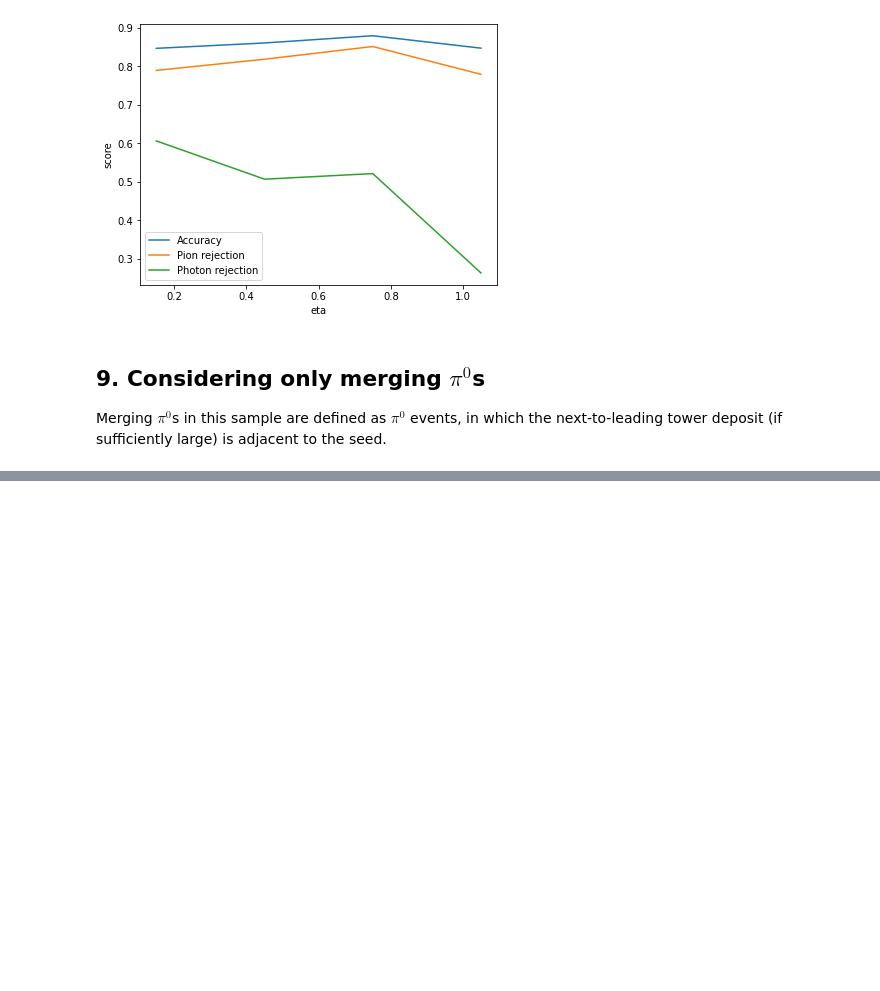
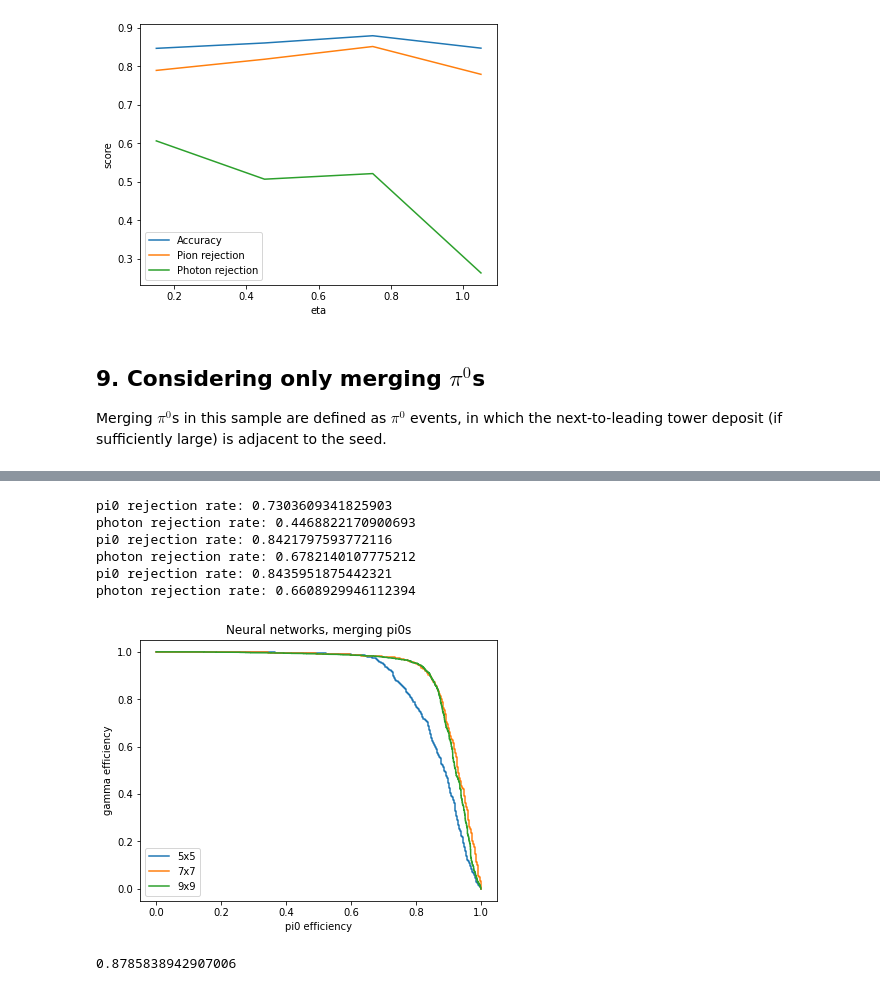
Before and after one commit to osuranyi/EMCal-clustering, a Jupyter notebook: EMCal_clustering.ipynb, the cells around one changed output, grey strips where cells are left out. Saved outputs shown, nothing was run; the diff lists cells and outputs as text; code cells hidden in the pictures; blank space fills up the shorter version.

```diff
--- a/EMCal_clustering.ipynb
+++ b/EMCal_clustering.ipynb
@@ -852,0 +851,7 @@ plt.ylabel("d_iphi");
+# %%
+X_train, X_test, y_train, y_test = train_test_split(clusters5x5_merging, pid_merging, test_size=0.33, random_state=42)
+
+clf6a.fit(X_train,y_train)
+print(clf6a.score(X_test,y_test))
+
+fpr5x5, tpr5x5, thresholds = metrics.roc_curve(y_test, clf6a.predict_proba(X_test)[:,1])
@@ -852,0 +865,7 @@ plt.ylabel("d_iphi");
+# %%
+X_train, X_test, y_train, y_test = train_test_split(clusters7x7_merging, pid_merging, test_size=0.33, random_state=42)
+
+clf6b.fit(X_train,y_train)
+print(clf6b.score(X_test,y_test))
+
+fpr7x7, tpr7x7, thresholds = metrics.roc_curve(y_test, clf6b.predict_proba(X_test)[:,1])
@@ -852,0 +874,7 @@ plt.ylabel("d_iphi");
+# %%
+X_train, X_test, y_train, y_test = train_test_split(clusters9x9_merging, pid_merging, test_size=0.33, random_state=42)
+
+clf6c.fit(X_train,y_train)
+print(clf6c.score(X_test,y_test))
+
+fpr9x9, tpr9x9, thresholds = metrics.roc_curve(y_test, clf6c.predict_proba(X_test)[:,1])
@@ -852,0 +888,34 @@ plt.ylabel("d_iphi");
+# %%
+plt.plot(1-fpr5x5,tpr5x5,label='5x5')
+print("pi0 rejection rate:",np.interp(0.9,tpr5x5,1-fpr5x5))
+print("photon rejection rate:",np.interp(0.1,fpr5x5,tpr5x5))
+
+plt.plot(1-fpr7x7,tpr7x7,label='7x7')
+print("pi0 rejection rate:",np.interp(0.9,tpr7x7,1-fpr7x7))
+print("photon rejection rate:",np.interp(0.1,fpr7x7,tpr7x7))
+
+plt.plot(1-fpr9x9,tpr9x9,label='9x9')
+print("pi0 rejection rate:",np.interp(0.9,tpr9x9,1-fpr9x9))
+print("photon rejection rate:",np.interp(0.1,fpr9x9,tpr9x9))
+
+plt.xlabel("pi0 efficiency")
+plt.ylabel("gamma efficiency")
+plt.title("Neural networks, merging pi0s")
+plt.legend();
+# %% [output]
+pi0 rejection rate: 0.7303609341825903
+photon rejection rate: 0.4468822170900693
+pi0 rejection rate: 0.8421797593772116
+photon rejection rate: 0.6782140107775212
+pi0 rejection rate: 0.8435951875442321
+photon rejection rate: 0.6608929946112394
+[figure, added]
+# %%
+eng_features = np.concatenate((clusters7x7_merging,R9_merging,swiss_cross_merging,sigma_ieta_ieta_merging,sigma_iphi_iphi_merging,s9nmax_merging,s25nmax_merging),axis=1)
+
+X_train, X_test, y_train, y_test = train_test_split(eng_features, pid_merging, test_size=0.33, random_state=42)
+
+clf5.fit(X_train,y_train)
+print(clf5.score(X_test,y_test))
+# %% [output]
+0.8785838942907006
```
Also changed, not shown: parts of 14 cells of this notebook, 1 other file.
